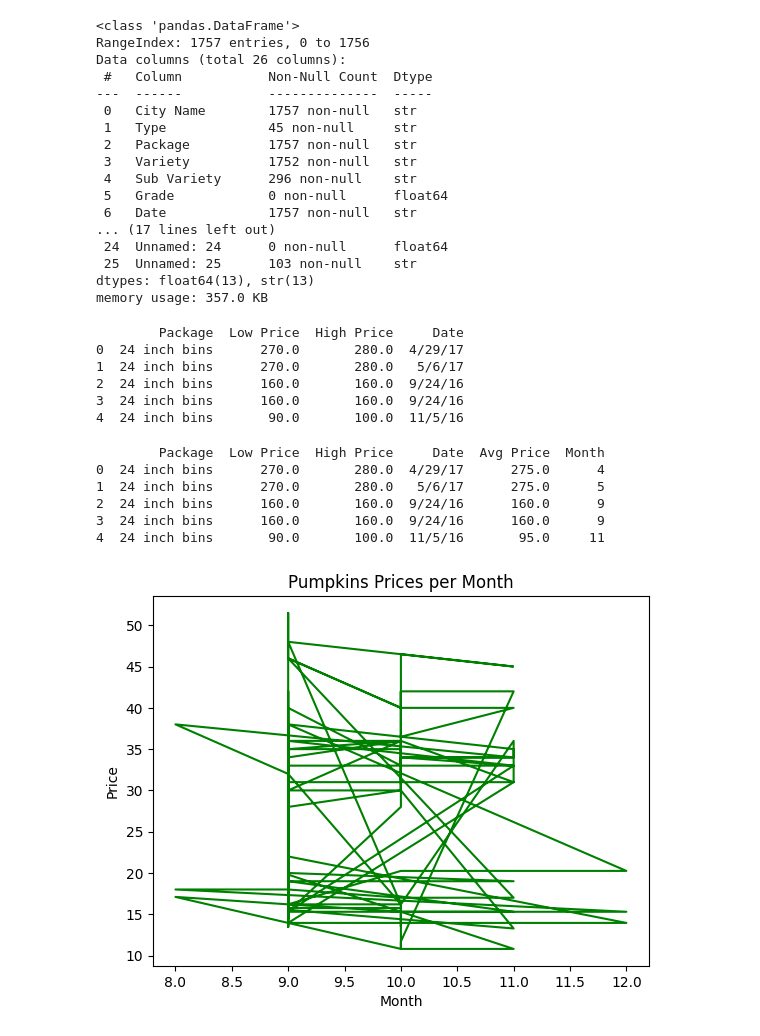
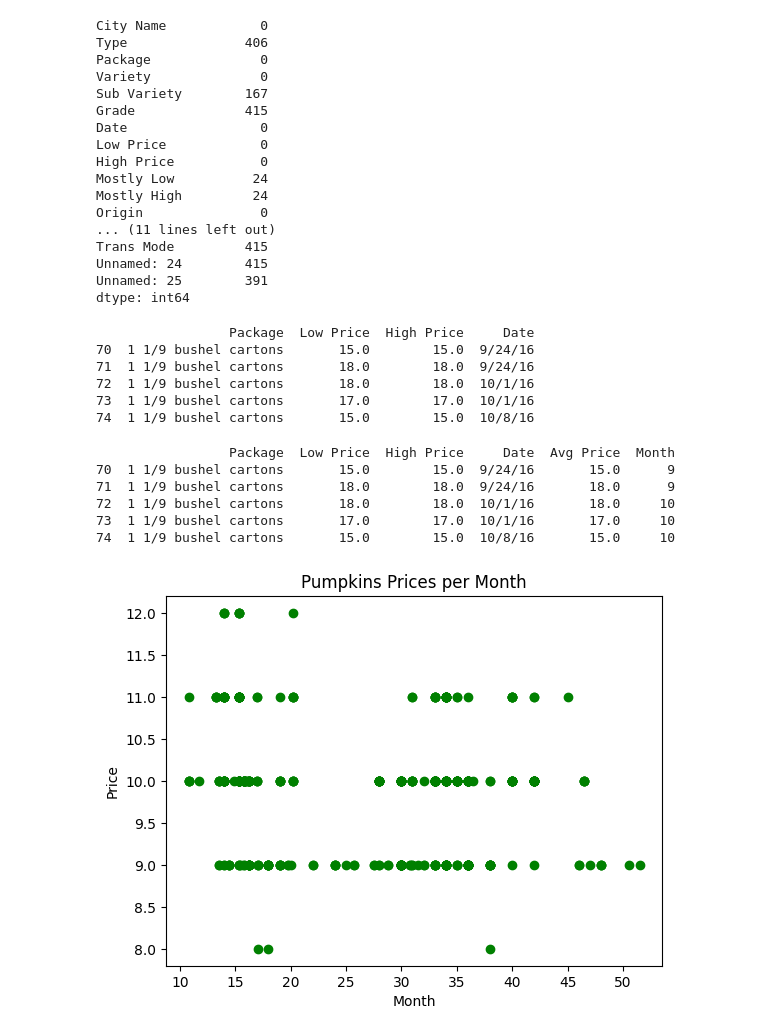
Before and after one commit to izzaalfiansyah/ml-beginners, a Jupyter notebook: 1-regression/2-data/learn.ipynb, the cells around one changed output. Drawn from its saved outputs; the diff is of its cells as text; code cells hidden in the pictures.

Commit message:
fix(regression): change plot line table to scatter

```diff
--- a/1-regression/2-data/learn.ipynb
+++ b/1-regression/2-data/learn.ipynb
@@ -3,5 +3,6 @@ import pandas as pd
 import matplotlib.pyplot as plt
 # %%
 data = pd.read_csv("../../data/US-pumpkins.csv")
+data = data[data['Package'].str.contains('bushel', case=True, regex=True)]
 print(data.head())
 # %% [output]
@@ -45,46 +46,46 @@ dtype: int64
 # %%
-data.info()
+data.isnull().sum()
 # %% [output]
-<class 'pandas.DataFrame'>
-RangeIndex: 1757 entries, 0 to 1756
-Data columns (total 26 columns):
- #   Column           Non-Null Count  Dtype
----  ------           --------------  -----
- 0   City Name        1757 non-null   str
- 1   Type             45 non-null     str
- 2   Package          1757 non-null   str
- 3   Variety          1752 non-null   str
- 4   Sub Variety      296 non-null    str
- 5   Grade            0 non-null      float64
- 6   Date             1757 non-null   str
-... (17 lines left out)
- 24  Unnamed: 24      0 non-null      float64
- 25  Unnamed: 25      103 non-null    str
-dtypes: float64(13), str(13)
-memory usage: 357.0 KB
+City Name            0
+Type               406
+Package              0
+Variety              0
+Sub Variety        167
+Grade              415
+Date                 0
+Low Price            0
+High Price           0
+Mostly Low          24
+Mostly High         24
+Origin               0
+... (11 lines left out)
+Trans Mode         415
+Unnamed: 24        415
+Unnamed: 25        391
+dtype: int64
 # %%
 columns_to_select = ["Package", "Low Price", "High Price", "Date"]
 data = data.loc[:, columns_to_select]
 print(data.head())
 # %% [output]
-        Package  Low Price  High Price     Date
-0  24 inch bins      270.0       280.0  4/29/17
-1  24 inch bins      270.0       280.0   5/6/17
-2  24 inch bins      160.0       160.0  9/24/16
-3  24 inch bins      160.0       160.0  9/24/16
-4  24 inch bins       90.0       100.0  11/5/16
+                 Package  Low Price  High Price     Date
+70  1 1/9 bushel cartons       15.0        15.0  9/24/16
+71  1 1/9 bushel cartons       18.0        18.0  9/24/16
+72  1 1/9 bushel cartons       18.0        18.0  10/1/16
+73  1 1/9 bushel cartons       17.0        17.0  10/1/16
+74  1 1/9 bushel cartons       15.0        15.0  10/8/16
 # %%
 data['Avg Price'] = (data['Low Price'] + data['High Price']) / 2
 data["Month"] = pd.DatetimeIndex(data['Date']).month
 
 print(data.head())
 # %% [output]
-        Package  Low Price  High Price     Date  Avg Price  Month
-0  24 inch bins      270.0       280.0  4/29/17      275.0      4
-1  24 inch bins      270.0       280.0   5/6/17      275.0      5
-2  24 inch bins      160.0       160.0  9/24/16      160.0      9
-3  24 inch bins      160.0       160.0  9/24/16      160.0      9
-4  24 inch bins       90.0       100.0  11/5/16       95.0     11
+                 Package  Low Price  High Price     Date  Avg Price  Month
+70  1 1/9 bushel cartons       15.0        15.0  9/24/16       15.0      9
+71  1 1/9 bushel cartons       18.0        18.0  9/24/16       18.0      9
+72  1 1/9 bushel cartons       18.0        18.0  10/1/16       18.0     10
+73  1 1/9 bushel cartons       17.0        17.0  10/1/16       17.0     10
+74  1 1/9 bushel cartons       15.0        15.0  10/8/16       15.0     10
 # %%
 new_data = data[data['Package'].str.contains('bushel')]
 
@@ -96,9 +97,9 @@ new_data.loc[mask_12, 'Avg Price'] = new_data.loc[mask_12, 'Avg Price'] / (1/2)
 # %%
 
 plt.title("Pumpkins Prices per Month")
-plt.plot(new_data["Month"], new_data["Avg Price"], color="green")
+plt.scatter(new_data["Avg Price"], new_data["Month"], color="green")
 plt.xlabel("Month")
 plt.ylabel("Price")
 plt.show()
 # %% [output]
-[figure, old version]
+[figure, new version]
```
Also changed, not shown: parts of 3 cells of this notebook, 1 other file.
